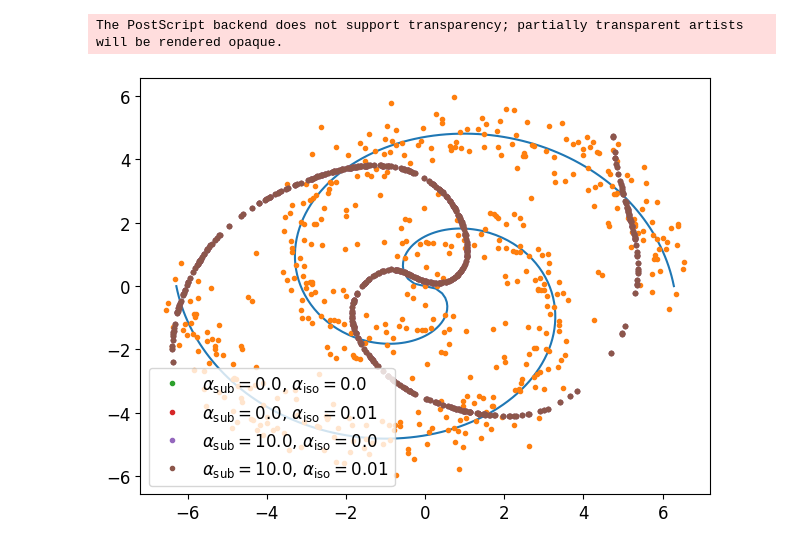
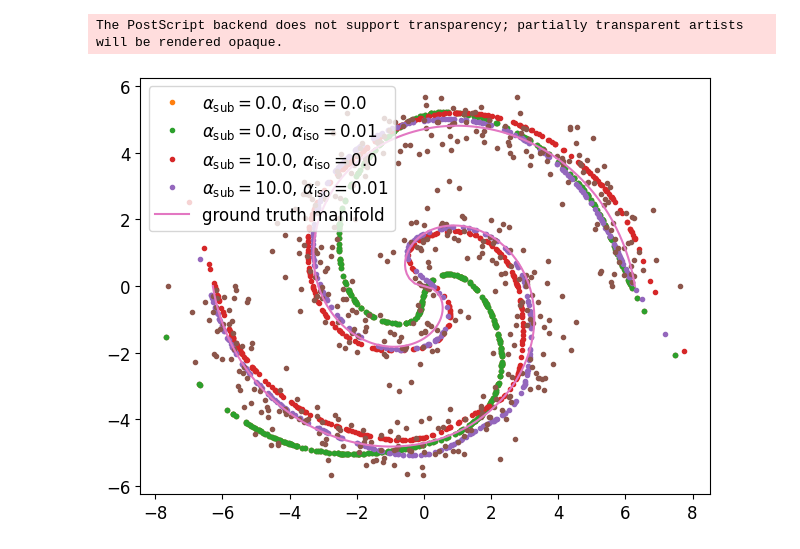
Before and after one commit to wdiepeveen/Pulling-back-symmetric-Riemannian-geometry-for-data-analysis, a Jupyter notebook: experiments/diffeomorphism_effects/evaluate_diffeomorphism_effects.ipynb, the cells around one changed output. Saved outputs shown, nothing was run; the diff lists cells and outputs as text; code cells hidden in the pictures.

```diff
--- a/experiments/diffeomorphism_effects/evaluate_diffeomorphism_effects.ipynb
+++ b/experiments/diffeomorphism_effects/evaluate_diffeomorphism_effects.ipynb
@@ -122,0 +152,21 @@ The PostScript backend does not support transparency; partially transparent arti
+# %%
+plt.plot(s_offset[0], s_offset[1], '.')
+for i in range(2):
+    for j in range(2):
+        s_M = s_M_dict[f"{i}{j}"]
+
+        # compute logs to all data
+        s_logs = s_M.log(s_z3 * torch.ones((num_test_data,1)), s_data[:,None])[:,0]
+
+        # plot logs
+        plt.plot(s_logs.squeeze().detach().numpy()[:,0], s_logs.squeeze().detach().numpy()[:,1], '.',
+                 label=figure_label_dict[f"{i}{j}"])
+
+plt.legend()
+plt.savefig(os.path.join(results_path,f"logs_on_s_M.eps"))
+plt.show()
+
+# plot the logs of the fully diffeomorphisms trained with both subspace regularisation and isometry regularisation once more
+plt.plot(s_logs.squeeze().detach().numpy()[:,0], s_logs.squeeze().detach().numpy()[:,1], '.')
+plt.savefig(os.path.join(results_path,f"log_on_s_M.eps"))
+plt.show()
@@ -123,39 +177,37 @@ The PostScript backend does not support transparency; partially transparent arti
 # %%
 # low rank approximation
-noisy_s_data = twospirals(int((num_test_data-1)/2), noise=test_noise)
+noisy_s_data = twospirals(int((num_validation_data-1)/2), noise=validation_noise)
 
-plt.plot(noisy_s_data[:,0], noisy_s_data[:,1], '.')
-plt.plot(s_data_manifold[:,0], s_data_manifold[:,1])
 for i in range(2):
     for j in range(2):
         s_M = s_M_dict[f"{i}{j}"]
 
-        # compute logs to all data
-        s_logs = s_M.log(s_z3 * torch.ones((num_data,1)), s_data[:,None])[:,0]
+        # construct CC-RAE from test data
+        # i) compute logs to all test data
+        s_logs = s_M.log(s_z3 * torch.ones((num_test_data,1)), s_data[:,None])[:,0]
 
-        # # plot logs TODO plot seperately -- create new figure
-        # plt.plot(s_logs.squeeze().detach().numpy()[:,0], s_logs.squeeze().detach().numpy()[:,1], '.',
-        #          label=figure_label_dict[f"{i}{j}"])
-        # plt.axis('equal')
-
-        # rank 1 approximation
+        # ii) rank 1 approximation
         s_z = s_barycentre.squeeze()
         s_R_z, s_U = naive_low_rank_approximation(s_M, s_z, s_data, 1)
         s_w_z = s_R_z / s_M.norm(s_z[None], s_R_z[None])[:,None]
 
-        # construct CC-RAE from training data
+        # iii) construct CC-RAE
         s_rae_w_z = Curvature_Corrected_Riemannian_Autoencoder(s_M, s_z, s_w_z)
 
-        # project noisy test data onto manifold with RAE
+        # project noisy validation data onto manifold with RAE
         projected_s_mesh = s_rae_w_z.project_on_manifold(noisy_s_data)
 
         # plot results
+        if i == j == 0:
+            plt.plot(projected_s_mesh.cpu().detach().numpy()[:,0], projected_s_mesh.cpu().detach().numpy()[:,1], '.')
         plt.plot(projected_s_mesh.cpu().detach().numpy()[:,0], projected_s_mesh.cpu().detach().numpy()[:,1], '.',
                  label=figure_label_dict[f"{i}{j}"])
 
+plt.plot(noisy_s_data[:,0], noisy_s_data[:,1], '.')
+plt.plot(s_data_manifold[:,0], s_data_manifold[:,1], label="ground truth manifold")
 plt.legend()
 plt.savefig(os.path.join(results_path,f"rae_projections_on_s_M.eps"))
 plt.show()
 # %% [output]
 The PostScript backend does not support transparency; partially transparent artists will be rendered opaque.
-[figure, old version]
+[figure, new version]
```
Also changed, not shown: parts of 10 cells of this notebook, 22 other files.
